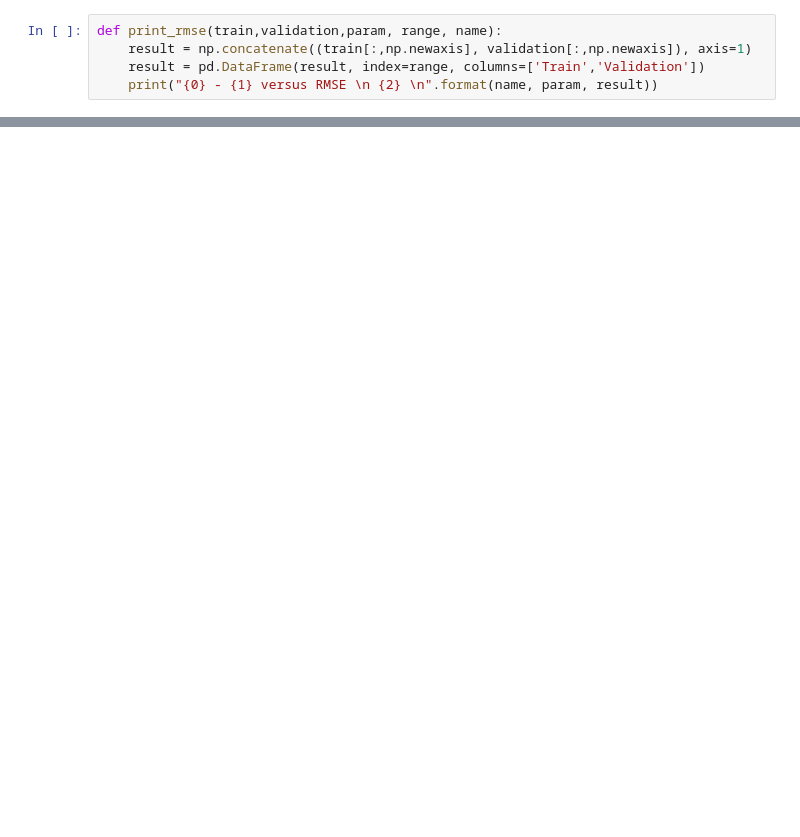
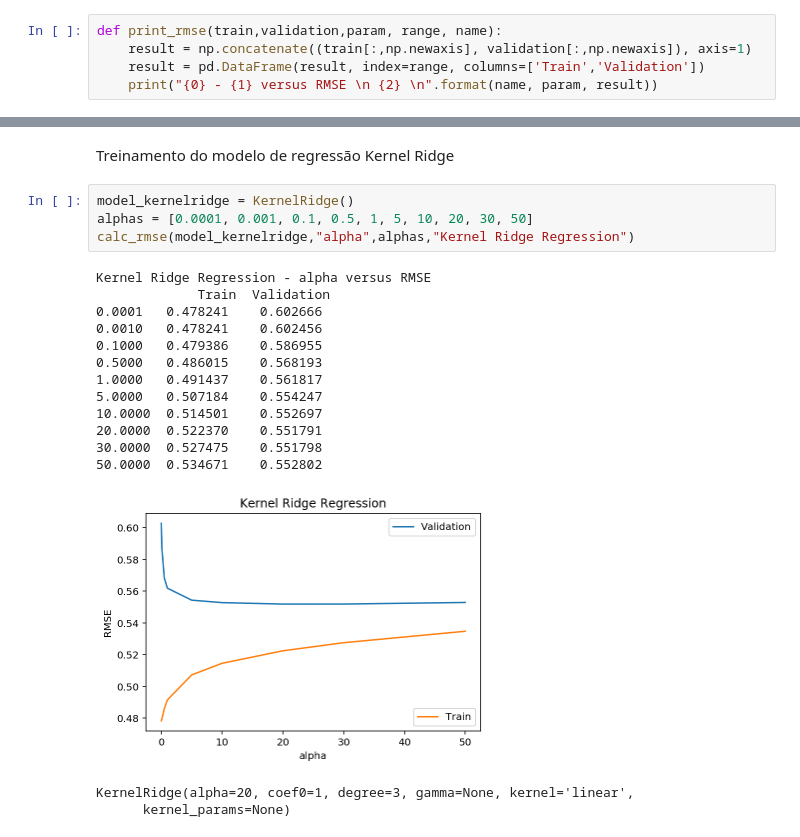
Before and after one commit to danilocoura/Aprendizagem-de-Maquina, a Jupyter notebook: Tarefa3/Untitled.ipynb, the cells around one changed output, grey strips where cells are left out. Saved outputs shown, nothing was run; the diff lists cells and outputs as text; blank space fills up the shorter version.

```diff
--- a/Tarefa3/Untitled.ipynb
+++ b/Tarefa3/Untitled.ipynb
@@ -116,0 +220,22 @@ Ridge Regression - alpha versus RMSE
+# %% [markdown]
+Treinamento do modelo de regressão Kernel Ridge
+# %%
+model_kernelridge = KernelRidge()
+alphas = [0.0001, 0.001, 0.1, 0.5, 1, 5, 10, 20, 30, 50]
+calc_rmse(model_kernelridge,"alpha",alphas,"Kernel Ridge Regression")
+# %% [output]
+Kernel Ridge Regression - alpha versus RMSE
+             Train  Validation
+0.0001   0.478241    0.602666
+0.0010   0.478241    0.602456
+0.1000   0.479386    0.586955
+0.5000   0.486015    0.568193
+1.0000   0.491437    0.561817
+5.0000   0.507184    0.554247
+10.0000  0.514501    0.552697
+20.0000  0.522370    0.551791
+30.0000  0.527475    0.551798
+50.0000  0.534671    0.552802
+[figure, added]
+KernelRidge(alpha=20, coef0=1, degree=3, gamma=None, kernel='linear',
+      kernel_params=None)
```
Also changed, not shown: parts of 48 cells of this notebook, 5 other files.
